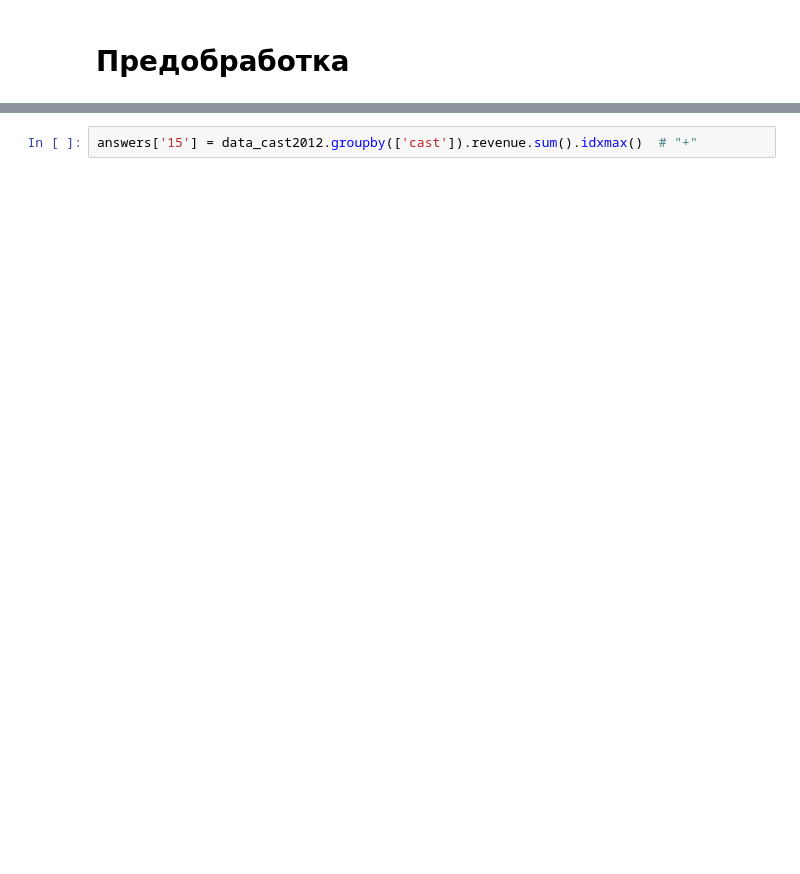
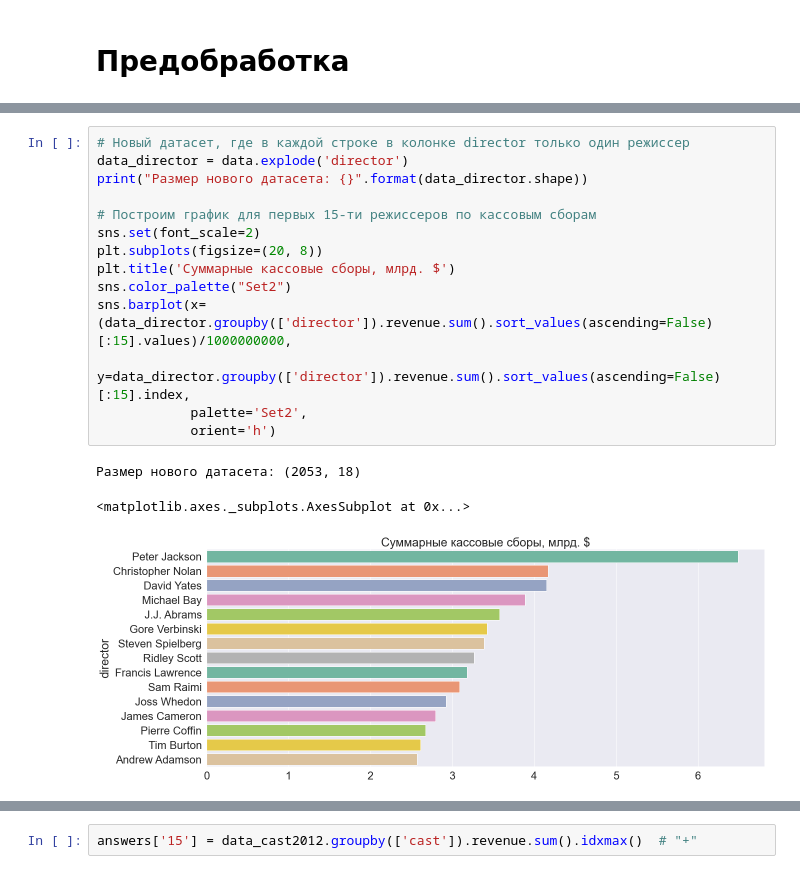
Before and after one commit to IvanAleshin/Skillfactory_projects, a Jupyter notebook: module_1/Film analysis.ipynb, the cells around one changed output, grey strips where cells are left out. Cells and saved outputs as stored; diff of their text form; blank space fills up the shorter version.

```diff
--- a/module_1/Film analysis.ipynb
+++ b/module_1/Film analysis.ipynb
@@ -311,0 +261,18 @@ Name: revenue, Length: 466, dtype: int64
+# %%
+# Новый датасет, где в каждой строке в колонке director только один режиссер
+data_director = data.explode('director')
+print("Размер нового датасета: {}".format(data_director.shape))
+
+# Построим график для первых 15-ти режиссеров по кассовым сборам
+sns.set(font_scale=2)
+plt.subplots(figsize=(20, 8))
+plt.title('Суммарные кассовые сборы, млрд. $')
+sns.color_palette("Set2")
+sns.barplot(x=(data_director.groupby(['director']).revenue.sum().sort_values(ascending=False)[:15].values)/1000000000,
+            y=data_director.groupby(['director']).revenue.sum().sort_values(ascending=False)[:15].index,
+            palette='Set2',
+            orient='h')
+# %% [output]
+Размер нового датасета: (2053, 18)
+<matplotlib.axes._subplots.AxesSubplot at 0x...>
+[figure, added]
```
Also changed, not shown: parts of 132 cells of this notebook, 1 other file.
